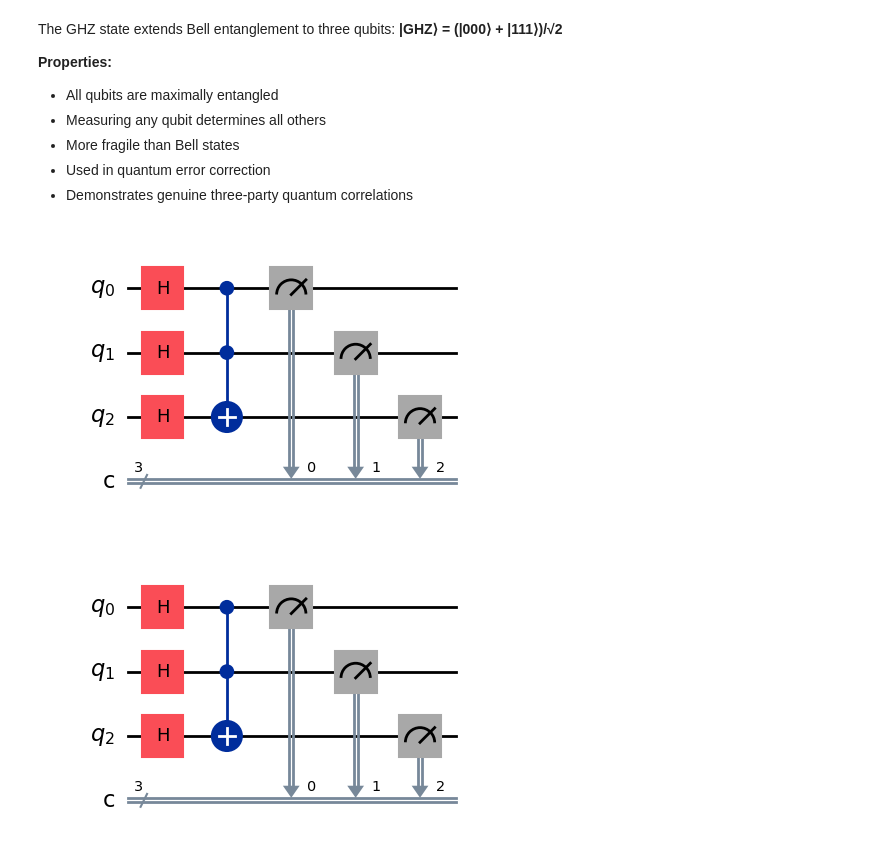
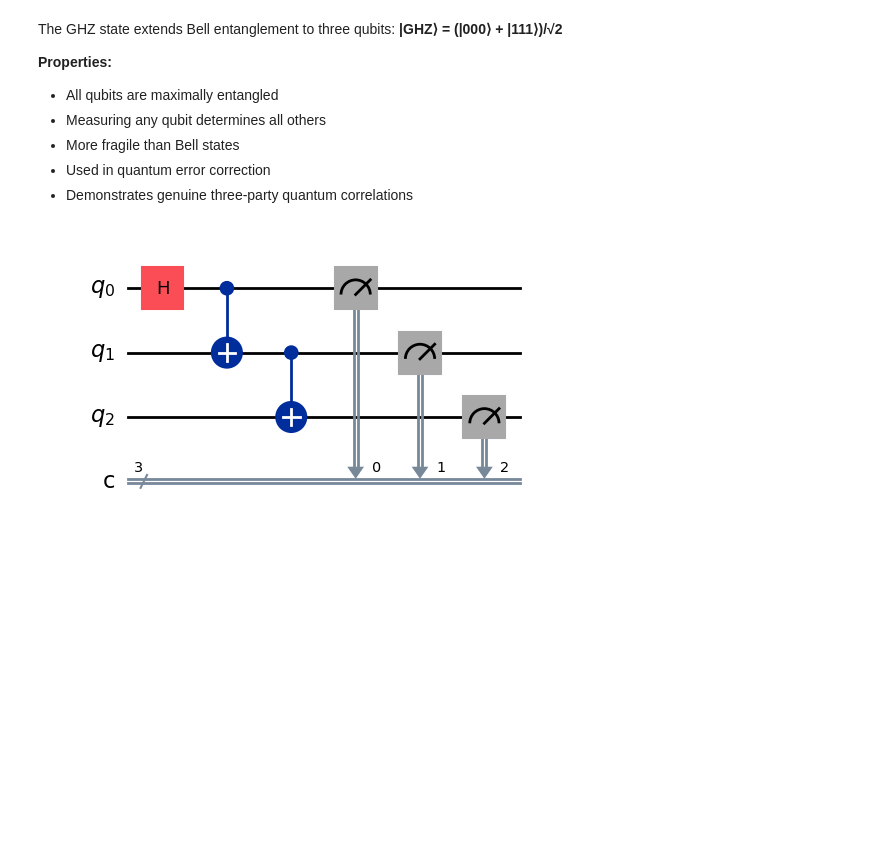
Before and after one commit to giriragav/Qiskit, a Jupyter notebook: GV's_FinalWorkshop.ipynb, the cells around one changed output. Cells and saved outputs as stored; diff of their text form; code cells hidden in the pictures; blank space fills up the shorter version.

```diff
--- a/GV's_FinalWorkshop.ipynb
+++ b/GV's_FinalWorkshop.ipynb
@@ -1424,17 +1436,18 @@ The GHZ state extends Bell entanglement to three qubits:
 # %%
 # 17. GHZ State (3-qubit entangled state)
 qc= QuantumCircuit(3,3)
 qc.h(0)
-qc.h(1)
-qc.h(2)
-qc.ccx(0, 1, 2)
+# qc.h(1)
+# qc.h(2)
+# qc.ccx(0, 1, 2)
 
+qc.cx(0,1)
+qc.cx(1,2)
 qc.measure([0,1,2],[0,1,2])
 
 qc.draw(output='mpl')
 # %% [output]
-[figure, old version]
+[figure, new version]
-[figure, removed]
 # %%
 backend= AerSimulator()
 pm = generate_preset_pass_manager(backend = backend, optimization_level=3)
```
Also changed, not shown: parts of 13 cells of this notebook.
